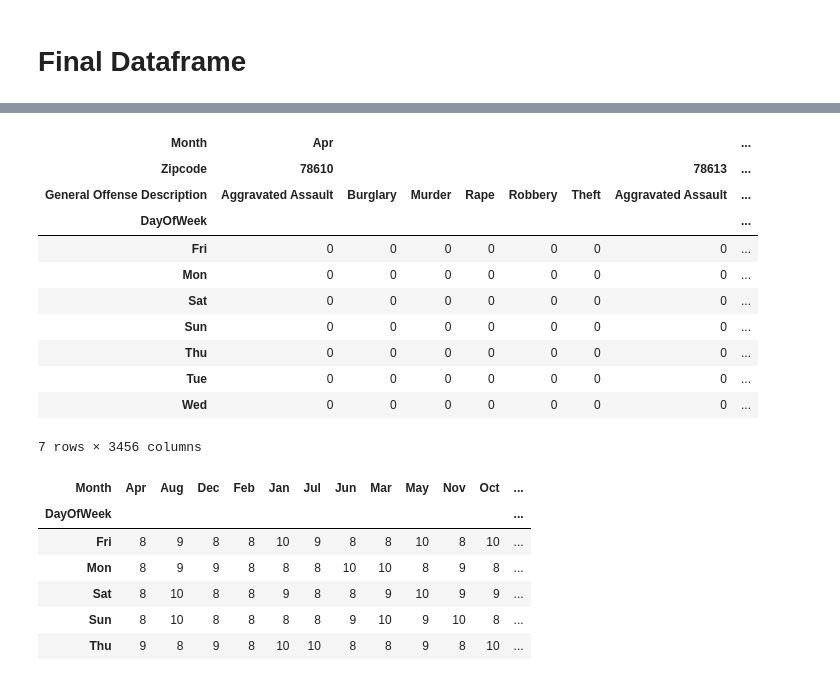
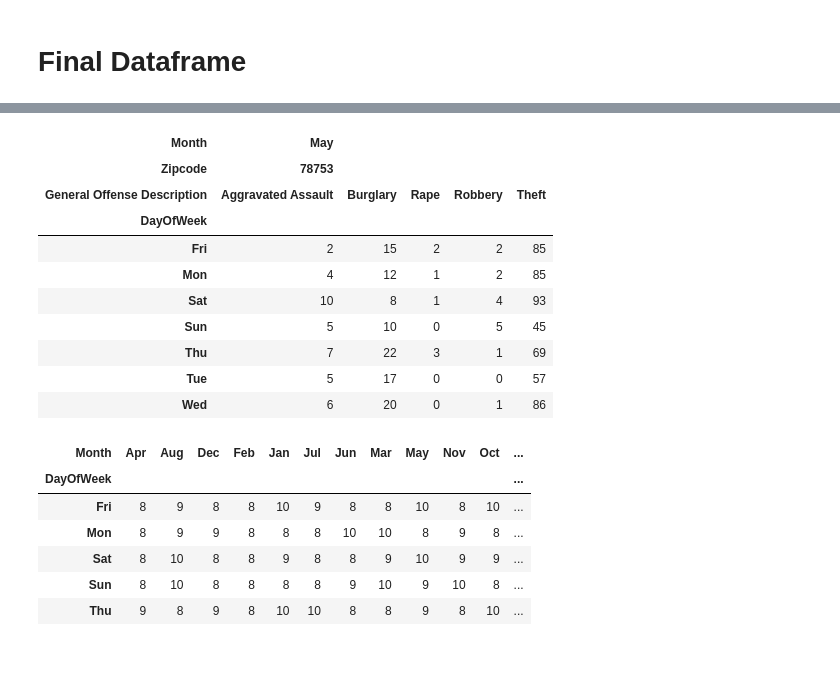
Before and after one commit to sxzhu/mis381_project, a Jupyter notebook: Exploratory_Template-model.ipynb, the cells around one changed output, grey strips where cells are left out. Saved outputs shown, nothing was run; the diff lists cells and outputs as text; code cells hidden in the pictures.

```diff
--- a/Exploratory_Template-model.ipynb
+++ b/Exploratory_Template-model.ipynb
@@ -105,22 +105,22 @@ crime.head()
 | 3 | 03/24/2015 12:00:00 AM | C | 1 | 21.04 | I | AGG ROBBERY/DEADLY WEAPON | ... |
 | 4 | 10/02/2014 12:00:00 AM | N | 3 | 9.02 | G | AGG ROBBERY/DEADLY WEAPON | ... |
 # %%
-df = crime
+df = crime[crime['Zipcode']=='78753']
+df = df[df['Month']=='May']
 result = pd.crosstab(df['DayOfWeek'], [df['Month'], df['Zipcode'], df['General Offense Description']], dropna=False)
 result
 # %% [output]
-| Month | Apr |  |  |  |  |  |  | ... |
-| Zipcode | 78610 |  |  |  |  |  | 78613 | ... |
-| General Offense Description | Aggravated Assault | Burglary | Murder | Rape | Robbery | Theft | Aggravated Assault | ... |
-| DayOfWeek |  |  |  |  |  |  |  | ... |
-| Fri | 0 | 0 | 0 | 0 | 0 | 0 | 0 | ... |
-| Mon | 0 | 0 | 0 | 0 | 0 | 0 | 0 | ... |
-| Sat | 0 | 0 | 0 | 0 | 0 | 0 | 0 | ... |
-| Sun | 0 | 0 | 0 | 0 | 0 | 0 | 0 | ... |
-| Thu | 0 | 0 | 0 | 0 | 0 | 0 | 0 | ... |
-| Tue | 0 | 0 | 0 | 0 | 0 | 0 | 0 | ... |
-| Wed | 0 | 0 | 0 | 0 | 0 | 0 | 0 | ... |
+| Month | May |  |  |  |  |
+| Zipcode | 78753 |  |  |  |  |
+| General Offense Description | Aggravated Assault | Burglary | Rape | Robbery | Theft |
+| DayOfWeek |  |  |  |  |  |
+| Fri | 2 | 15 | 2 | 2 | 85 |
+| Mon | 4 | 12 | 1 | 2 | 85 |
+| Sat | 10 | 8 | 1 | 4 | 93 |
+| Sun | 5 | 10 | 0 | 5 | 45 |
+| Thu | 7 | 22 | 3 | 1 | 69 |
+| Tue | 5 | 17 | 0 | 0 | 57 |
+| Wed | 6 | 20 | 0 | 1 | 86 |
-7 rows × 3456 columns
 # %%
 df = crime.drop_duplicates(subset='Date')
 test = pd.crosstab(df['DayOfWeek'], [df['Month']], dropna=False)
```
Also changed, not shown: parts of 6 cells of this notebook.
